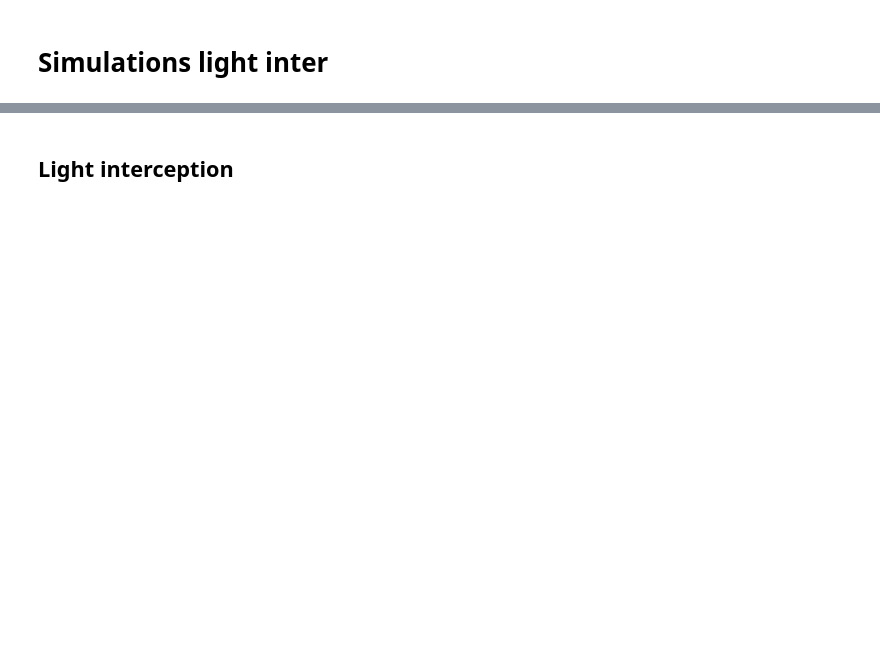
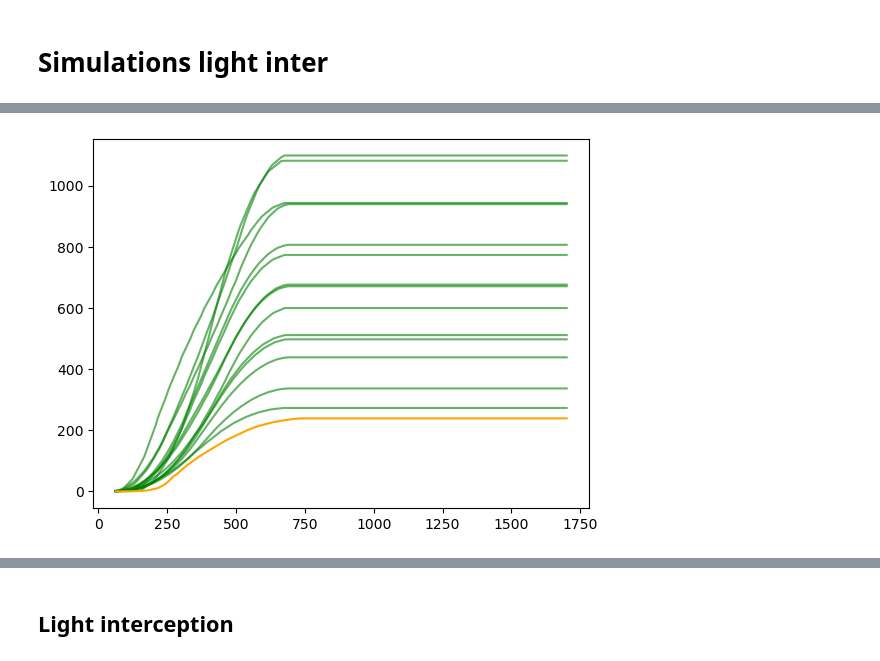
Before and after one commit to orianebro/ArchiCrop, a Jupyter notebook: tutorials/light_inter_all_simul.ipynb, the cells around one changed output, grey strips where cells are left out. Saved outputs shown, nothing was run; the diff lists cells and outputs as text; code cells hidden in the pictures; blank space fills up the shorter version.

```diff
--- a/tutorials/light_inter_all_simul.ipynb
+++ b/tutorials/light_inter_all_simul.ipynb
@@ -204,0 +111,7 @@ plt.show()
+# %%
+for h in pot_h:
+    plt.plot(thermal_time, h, color="green", alpha=0.6)
+plt.plot(thermal_time, height_canopy, color="orange")
+plt.show()
+# %% [output]
+[figure, added]
```
Also changed, not shown: parts of 49 cells of this notebook, 10 other files.
